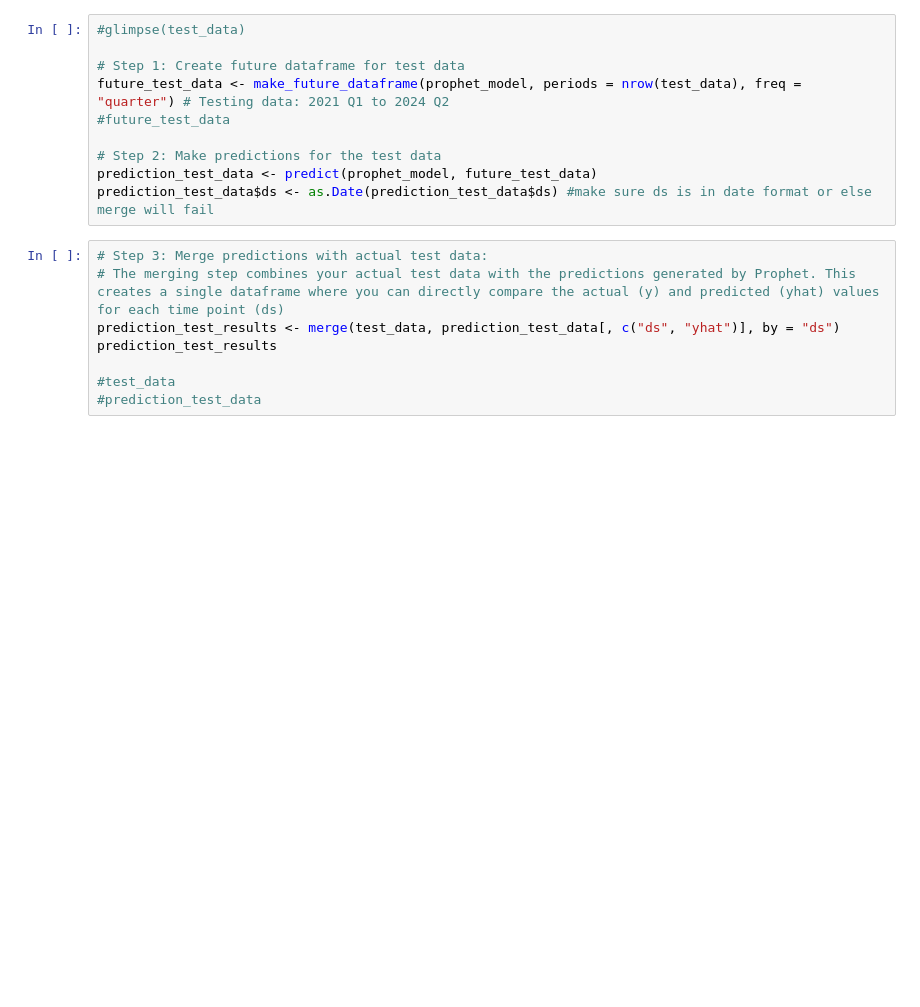
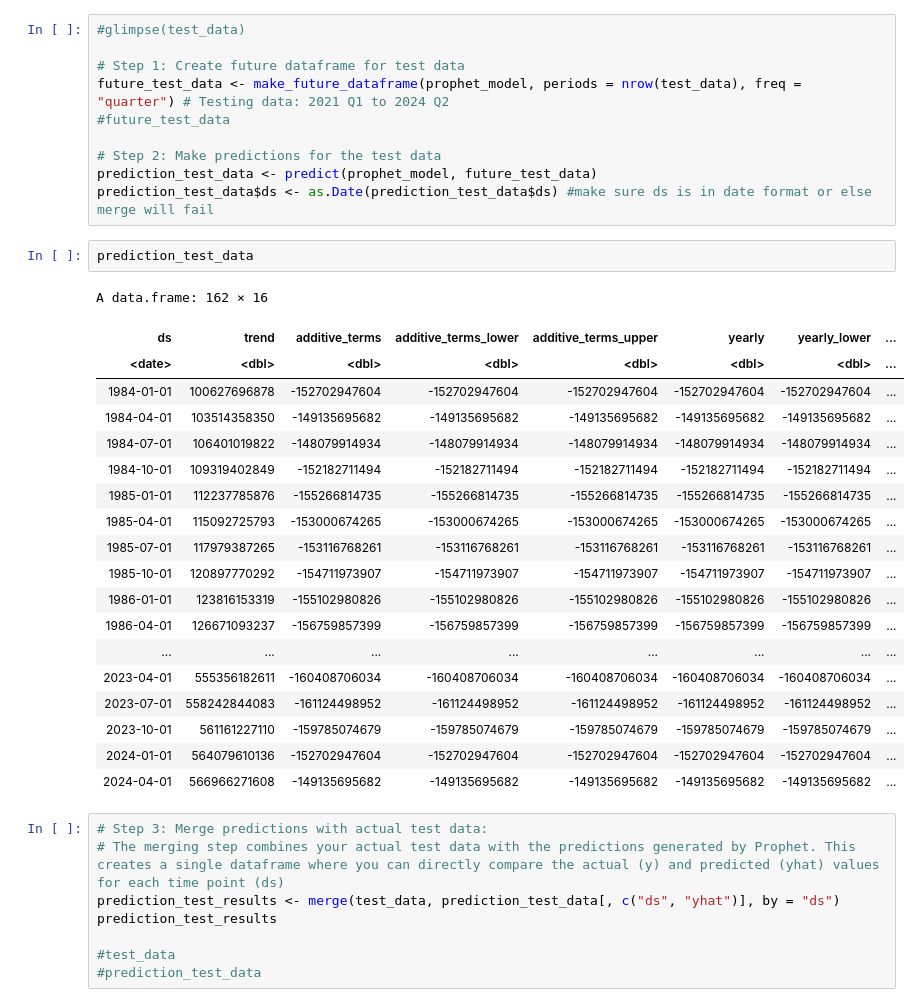
Before and after one commit to nzarama-kouadio/DUKE_MIDS_QFC_Final_Project, a Jupyter notebook: model_prediction/prophet_model.ipynb, the cells around one changed output. Saved outputs shown, nothing was run; the diff lists cells and outputs as text; blank space fills up the shorter version.

```diff
--- a/model_prediction/prophet_model.ipynb
+++ b/model_prediction/prophet_model.ipynb
@@ -423,6 +446,28 @@ future_test_data <- make_future_dataframe(prophet_model, periods = nrow(test_dat
 # Step 2: Make predictions for the test data
 prediction_test_data <- predict(prophet_model, future_test_data)
 prediction_test_data$ds <- as.Date(prediction_test_data$ds) #make sure ds is in date format or else merge will fail
+# %%
+prediction_test_data
+# %% [output]
+A data.frame: 162 × 16
+| ds | trend | additive_terms | additive_terms_lower | additive_terms_upper | yearly | yearly_lower | ... |
+| <date> | <dbl> | <dbl> | <dbl> | <dbl> | <dbl> | <dbl> | ... |
+| 1984-01-01 | 100627696878 | -152702947604 | -152702947604 | -152702947604 | -152702947604 | -152702947604 | ... |
+| 1984-04-01 | 103514358350 | -149135695682 | -149135695682 | -149135695682 | -149135695682 | -149135695682 | ... |
+| 1984-07-01 | 106401019822 | -148079914934 | -148079914934 | -148079914934 | -148079914934 | -148079914934 | ... |
+| 1984-10-01 | 109319402849 | -152182711494 | -152182711494 | -152182711494 | -152182711494 | -152182711494 | ... |
+| 1985-01-01 | 112237785876 | -155266814735 | -155266814735 | -155266814735 | -155266814735 | -155266814735 | ... |
+| 1985-04-01 | 115092725793 | -153000674265 | -153000674265 | -153000674265 | -153000674265 | -153000674265 | ... |
+| 1985-07-01 | 117979387265 | -153116768261 | -153116768261 | -153116768261 | -153116768261 | -153116768261 | ... |
+| 1985-10-01 | 120897770292 | -154711973907 | -154711973907 | -154711973907 | -154711973907 | -154711973907 | ... |
+| 1986-01-01 | 123816153319 | -155102980826 | -155102980826 | -155102980826 | -155102980826 | -155102980826 | ... |
+| 1986-04-01 | 126671093237 | -156759857399 | -156759857399 | -156759857399 | -156759857399 | -156759857399 | ... |
+| ... | ... | ... | ... | ... | ... | ... | ... |
+| 2023-04-01 | 555356182611 | -160408706034 | -160408706034 | -160408706034 | -160408706034 | -160408706034 | ... |
+| 2023-07-01 | 558242844083 | -161124498952 | -161124498952 | -161124498952 | -161124498952 | -161124498952 | ... |
+| 2023-10-01 | 561161227110 | -159785074679 | -159785074679 | -159785074679 | -159785074679 | -159785074679 | ... |
+| 2024-01-01 | 564079610136 | -152702947604 | -152702947604 | -152702947604 | -152702947604 | -152702947604 | ... |
+| 2024-04-01 | 566966271608 | -149135695682 | -149135695682 | -149135695682 | -149135695682 | -149135695682 | ... |
 # %%
 # Step 3: Merge predictions with actual test data:
 # The merging step combines your actual test data with the predictions generated by Prophet. This creates a single dataframe where you can directly compare the actual (y) and predicted (yhat) values for each time point (ds)
```
Also changed, not shown: parts of 10 cells of this notebook, 5 other files.
